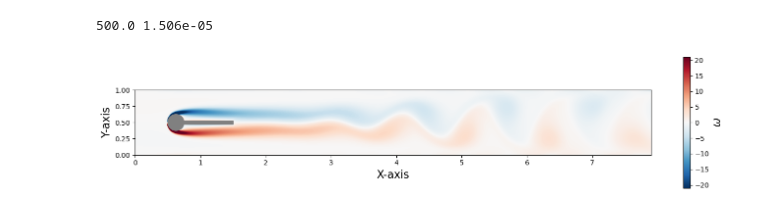
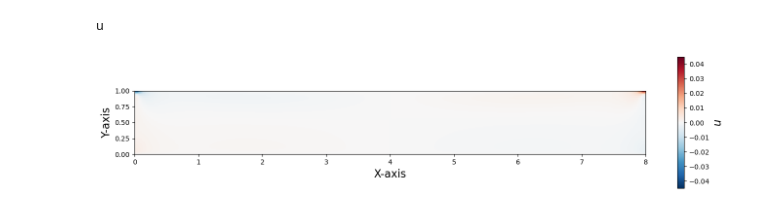
Before and after one commit to victorballester7/thermohaline-convection, a Jupyter notebook: src/plot.ipynb, the cells around one changed output. Drawn from its saved outputs; the diff is of its cells as text; code cells hidden in the pictures.

```diff
--- a/src/plot.ipynb
+++ b/src/plot.ipynb
@@ -53,7 +53,7 @@ def get_slice(slice_time, var):
 
 
 def plot(folder_path, slice_time, plot_var):
-    NX, NY, LX, LY, Pr, Sc, Le, Ra_T, Ra_S, R_rho, dx, dy, dt, Tfinal, animation_on, plot_var = readSetupFromHDF5('../output/setup.h5')
+    NX, NY, LX, LY, Pr, Sc, Le, Ra_T, Ra_S, R_rho, dx, dy, dt, Tfinal, animation_on, tmp = readSetupFromHDF5('../output/setup.h5')
 
     color = get_color()
     num_frames = get_num_frames(folder_path)
@@ -98,8 +98,13 @@ def plot(folder_path, slice_time, plot_var):
     # Create colorbar matched to the height of the plot
     cbar = fig.colorbar(cax, ax=ax)  # Ensuring the colorbar matches the height of 'ax'
     cbar.ax.tick_params(labelsize=10)
+    print(plot_var)
     if plot_var == 'u':
-        cbar.set_label(r'|$\vec{v}$|', size=16)
+        cbar.set_label(r'$u$', size=16)
+    if plot_var == 'v':
+        cbar.set_label(r'$v$', size=16)
+    if plot_var == 'uv':
+        cbar.set_label(r'$\sqrt{u^2+v^2}$', size=16)
     elif plot_var == 'T':
         cbar.set_label(r'Temperature', size=16)
     elif plot_var == 'S':
@@ -135,8 +160,8 @@ array([], shape=(100, 0), dtype=float64)
 # %%
-plot("../output/results/", 299, 'u')
+plot("../output/results/", 30, 'u')
 
 # plt.savefig("../data/images/vor_30_circlefin.pdf")
 plt.show()
 # %% [output]
-500.0 1.506e-05
+u
-[figure, old version]
+[figure, new version]
```
Also changed, not shown: parts of 4 cells of this notebook, 33 other files.
